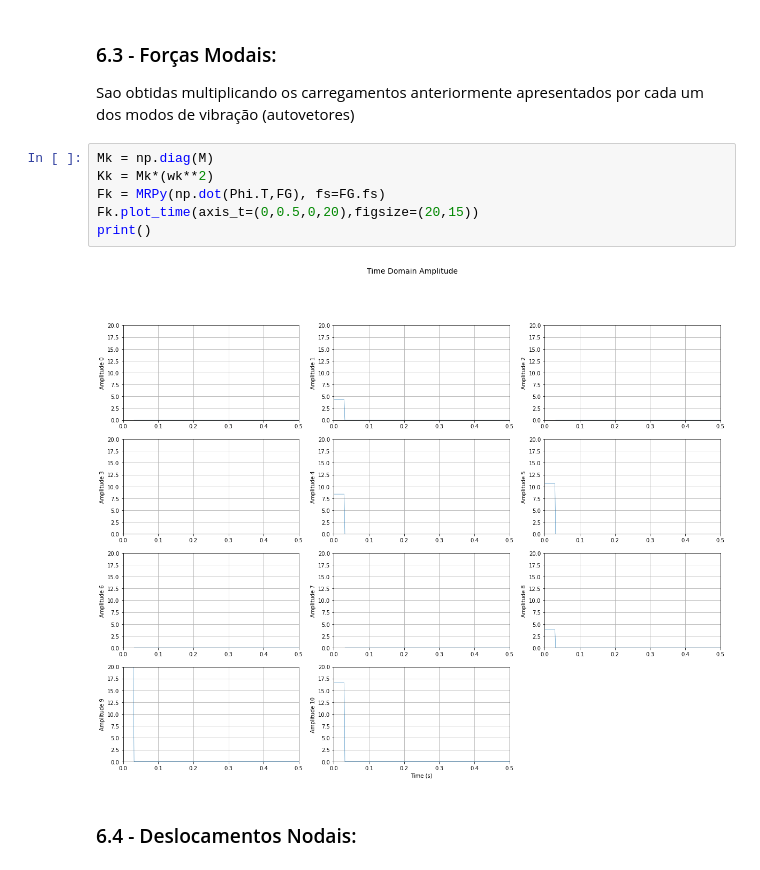
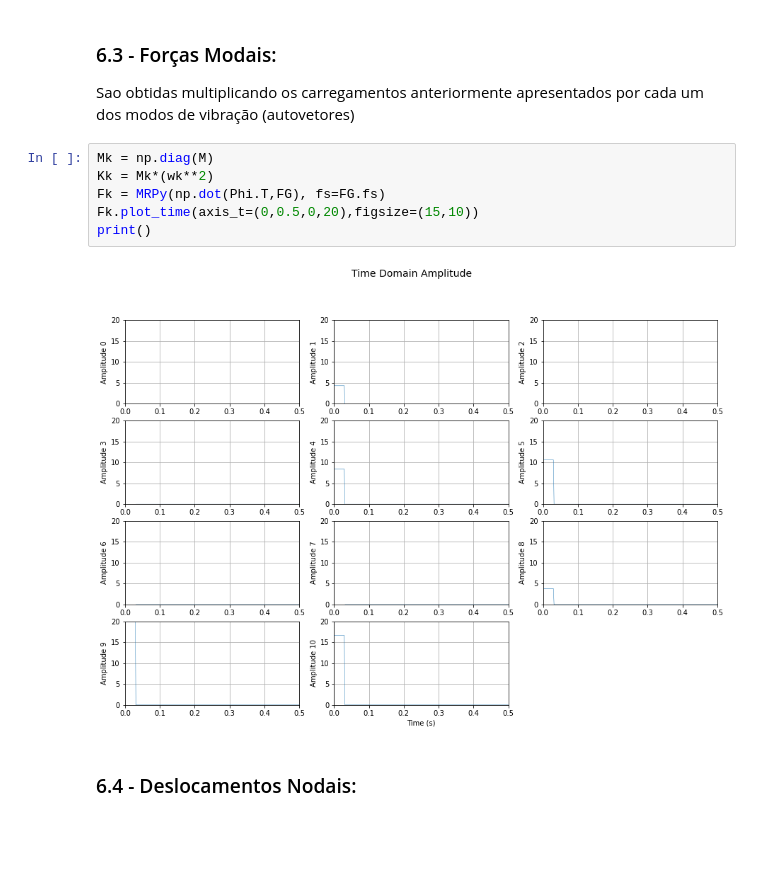
Before and after one commit to GarciaGabe/vibracoes, a Jupyter notebook: TRABALHOS/Trabalho 3/T3_0027550.ipynb, the cells around one changed output. Drawn from its saved outputs; the diff is of its cells as text; blank space fills up the shorter version.

```diff
--- a/TRABALHOS/Trabalho 3/T3_0027550.ipynb
+++ b/TRABALHOS/Trabalho 3/T3_0027550.ipynb
@@ -416,11 +416,11 @@ Sao obtidas multiplicando os carregamentos anteriormente apresentados por cada u
 # %%
 Mk = np.diag(M)
 Kk = Mk*(wk**2)
 Fk = MRPy(np.dot(Phi.T,FG), fs=FG.fs)
-Fk.plot_time(axis_t=(0,0.5,0,20),figsize=(20,15))
+Fk.plot_time(axis_t=(0,0.5,0,20),figsize=(15,10))
 print()
 # %% [output]
-[figure, old version]
+[figure, new version]
 # %% [markdown]
 ### 6.4 - Deslocamentos Nodais:
 # %%
```
Also changed, not shown: parts of 5 cells of this notebook.
